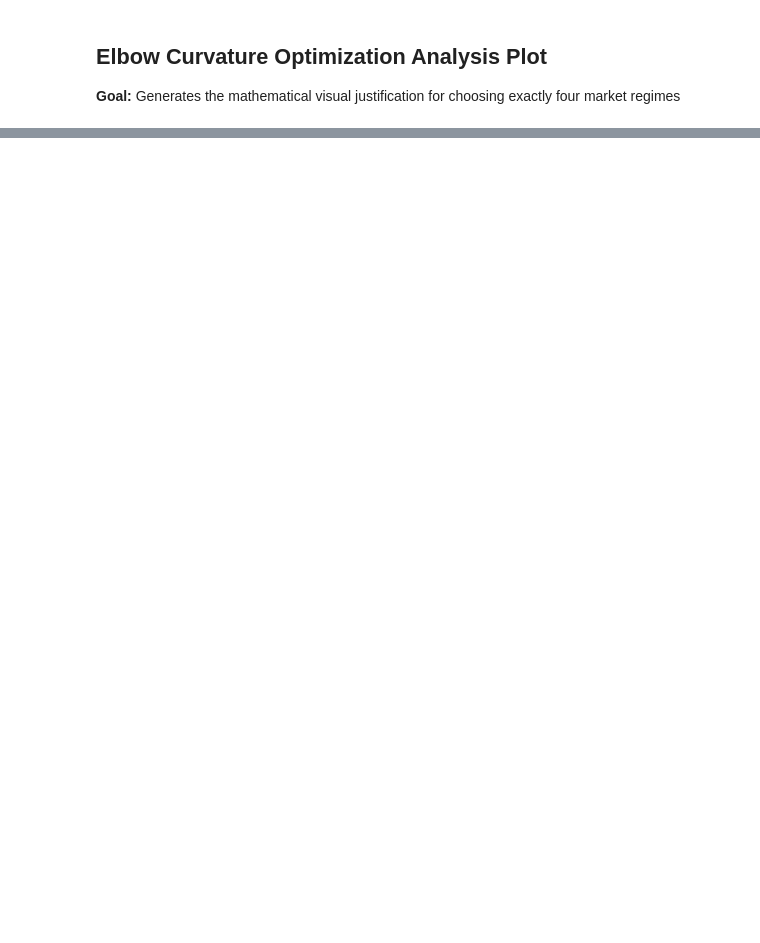
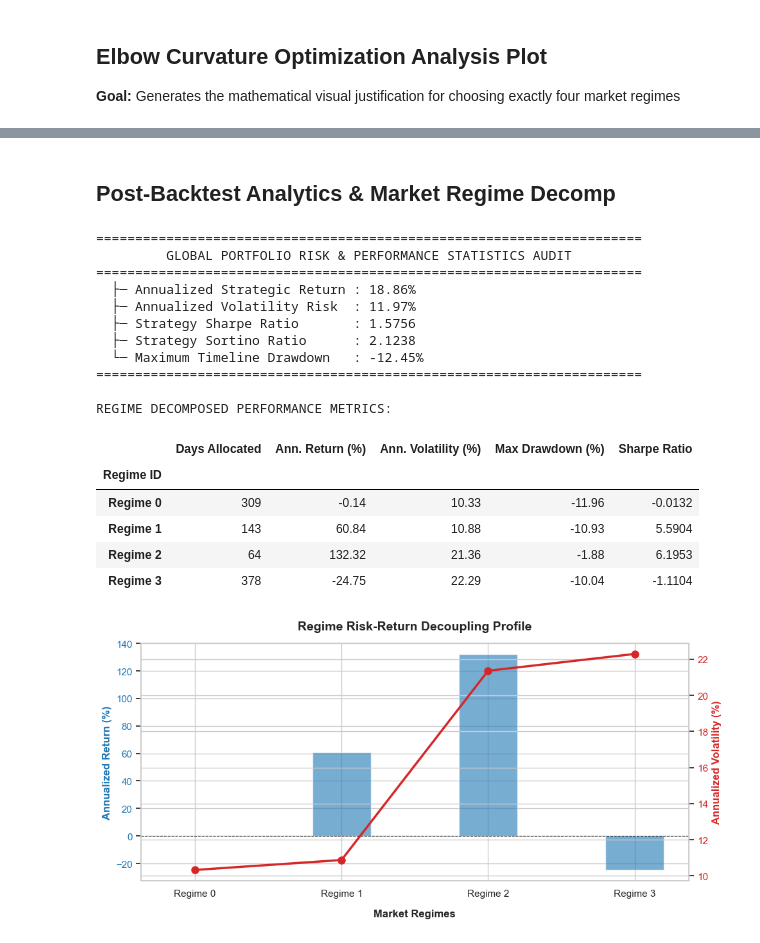
Before and after one commit to renzv-compsci/gl-move-engine, a Jupyter notebook: notebooks/Post_Preprocessing.ipynb, the cells around one changed output, grey strips where cells are left out. Drawn from its saved outputs; the diff is of its cells as text; code cells hidden in the pictures; blank space fills up the shorter version.

```diff
--- a/notebooks/Post_Preprocessing.ipynb
+++ b/notebooks/Post_Preprocessing.ipynb
@@ -216,0 +335,70 @@ plt.show()
+# %% [markdown]
+## Post-Backtest Analytics & Market Regime Decomp
+# %%
+print("="*70)
+print("         GLOBAL PORTFOLIO RISK & PERFORMANCE STATISTICS AUDIT")
+print("="*70)
+print(f"  ├─ Annualized Strategic Return : {report_dictionary['global_annualized_return']*100:.2f}%")
+print(f"  ├─ Annualized Volatility Risk  : {report_dictionary['global_annualized_volatility']*100:.2f}%")
+print(f"  ├─ Strategy Sharpe Ratio       : {report_dictionary['global_sharpe']:.4f}")
+print(f"  ├─ Strategy Sortino Ratio      : {report_dictionary['global_sortino']:.4f}")
+print(f"  └─ Maximum Timeline Drawdown   : {report_dictionary['global_max_drawdown']*100:.2f}%")
+print("="*70)
+
+regime_data = []
+days_mapping = {0: 309, 1: 143, 2: 64, 3: 378}
+
+for key, metrics in report_dictionary['regime_breakdown'].items():
+    r_id = int(key.split('_')[1])
+    regime_data.append({
+        "Regime ID": f"Regime {r_id}",
+        "Days Allocated": days_mapping.get(r_id, 0),
+        "Ann. Return (%)": round(metrics['return'] * 100, 2),
+        "Ann. Volatility (%)": round(metrics['volatility'] * 100, 2),
+        "Max Drawdown (%)": round(metrics['max_drawdown'] * 100, 2),
+        "Sharpe Ratio": round(metrics['sharpe'], 4)
+    })
+
+df_regimes = pd.DataFrame(regime_data).set_index("Regime ID")
+
+print("\nREGIME DECOMPOSED PERFORMANCE METRICS:")
+display(df_regimes)
+
+fig, ax1 = plt.subplots(figsize=(10, 5))
+sns.set_theme(style="whitegrid")
+
+color = '#1f77b4'
+ax1.set_xlabel('Market Regimes', fontweight='bold', labelpad=12)
+ax1.set_ylabel('Annualized Return (%)', color=color, fontweight='bold')
+bars = ax1.bar(df_regimes.index, df_regimes['Ann. Return (%)'], color=color, alpha=0.6, width=0.4, label='Ann. Return')
+ax1.tick_params(axis='y', labelcolor=color)
+ax1.axhline(0, color='black', linewidth=0.8, linestyle='--')
+
+ax2 = ax1.twinx()
+color = '#d62728'
+ax2.set_ylabel('Annualized Volatility (%)', color=color, fontweight='bold')
+line = ax2.plot(df_regimes.index, df_regimes['Ann. Volatility (%)'], color=color, marker='o', linewidth=2.5, markersize=8, label='Ann. Volatility')
+ax2.tick_params(axis='y', labelcolor=color)
+
+plt.title('Regime Risk-Return Decoupling Profile', fontsize=14, fontweight='bold', pad=15)
+fig.tight_layout()
+plt.show()
+# %% [output]
+======================================================================
+         GLOBAL PORTFOLIO RISK & PERFORMANCE STATISTICS AUDIT
+======================================================================
+  ├─ Annualized Strategic Return : 18.86%
+  ├─ Annualized Volatility Risk  : 11.97%
+  ├─ Strategy Sharpe Ratio       : 1.5756
+  ├─ Strategy Sortino Ratio      : 2.1238
+  └─ Maximum Timeline Drawdown   : -12.45%
+======================================================================
+
+REGIME DECOMPOSED PERFORMANCE METRICS:
+|  | Days Allocated | Ann. Return (%) | Ann. Volatility (%) | Max Drawdown (%) | Sharpe Ratio |
+| Regime ID |  |  |  |  |  |
+| Regime 0 | 309 | -0.14 | 10.33 | -11.96 | -0.0132 |
+| Regime 1 | 143 | 60.84 | 10.88 | -10.93 | 5.5904 |
+| Regime 2 | 64 | 132.32 | 21.36 | -1.88 | 6.1953 |
+| Regime 3 | 378 | -24.75 | 22.29 | -10.04 | -1.1104 |
+[figure, added]
```
Also changed, not shown: parts of 13 cells of this notebook.
